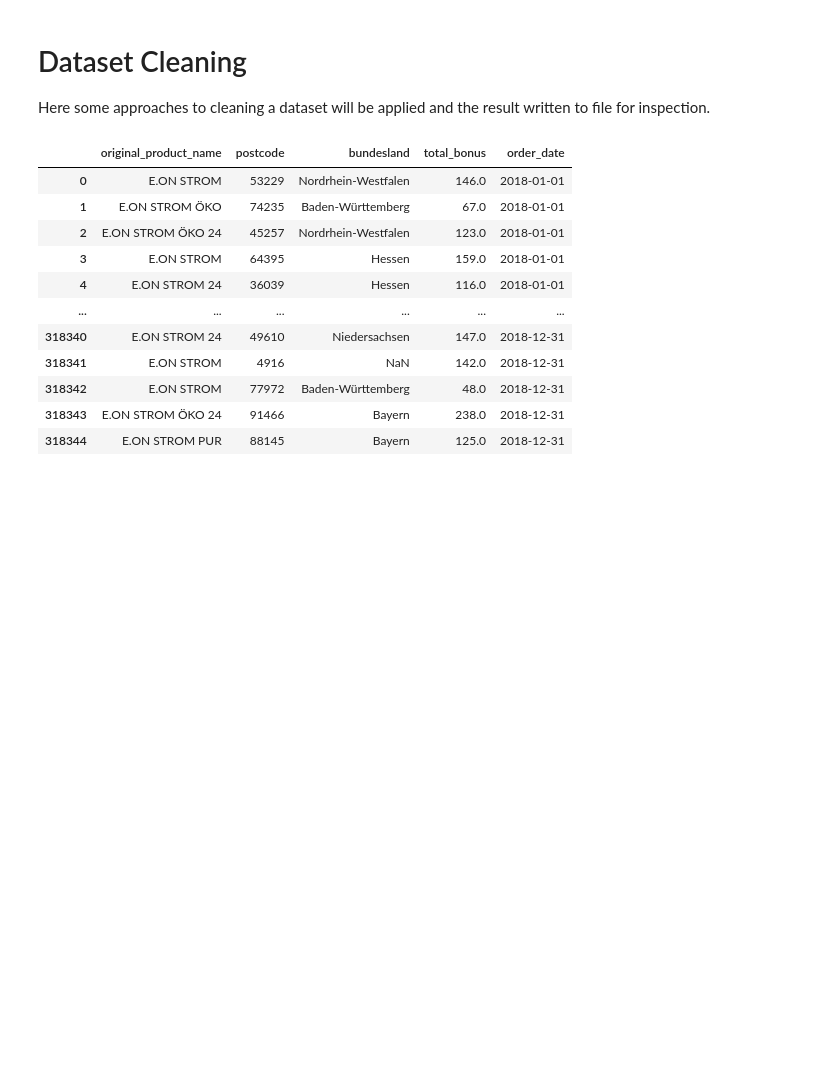
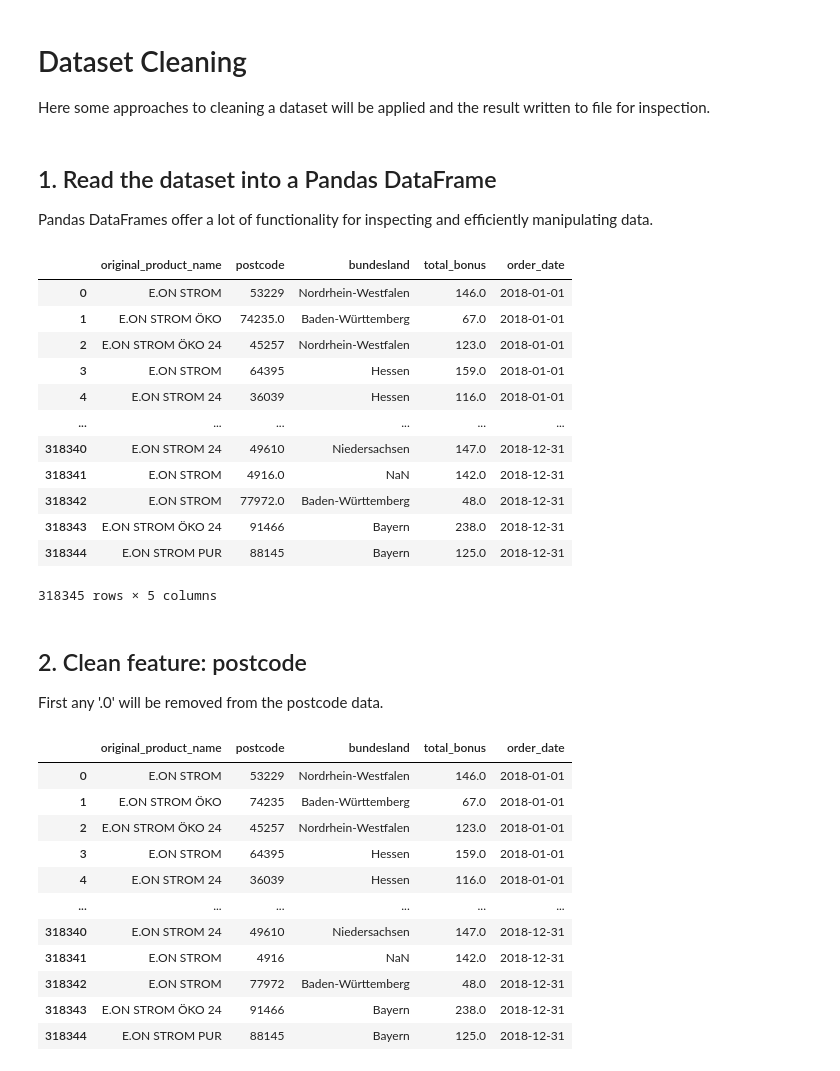
Before and after one commit to remuant/Data-Cleansing, a Jupyter notebook: 2_Dataset_Cleansing.ipynb, the cells around one changed output. Drawn from its saved outputs; the diff is of its cells as text; code cells hidden in the pictures; blank space fills up the shorter version.

```diff
--- a/2_Dataset_Cleansing.ipynb
+++ b/2_Dataset_Cleansing.ipynb
@@ -4,11 +4,32 @@ Here some approaches to cleaning a dataset will be applied and the result writte
 # %%
 import pandas as pd
 import numpy as np
+# %% [markdown]
+## 1. Read the dataset into a Pandas DataFrame
+Pandas DataFrames offer a lot of functionality for inspecting and efficiently manipulating data.
 # %%
 raw_data = "./dataset/interview_signup.csv"
 #Note: A converter is necessary when reading in the postcode data in order to ensure
 #      that any leading zeroes are preserved.
 df = pd.read_csv(raw_data, converters={'postcode': lambda x: str(x)})
+df
+# %% [output]
+|  | original_product_name | postcode | bundesland | total_bonus | order_date |
+| 0 | E.ON STROM | 53229 | Nordrhein-Westfalen | 146.0 | 2018-01-01 |
+| 1 | E.ON STROM ÖKO | 74235.0 | Baden-Württemberg | 67.0 | 2018-01-01 |
+| 2 | E.ON STROM ÖKO 24 | 45257 | Nordrhein-Westfalen | 123.0 | 2018-01-01 |
+| 3 | E.ON STROM | 64395 | Hessen | 159.0 | 2018-01-01 |
+| 4 | E.ON STROM 24 | 36039 | Hessen | 116.0 | 2018-01-01 |
+| ... | ... | ... | ... | ... | ... |
+| 318340 | E.ON STROM 24 | 49610 | Niedersachsen | 147.0 | 2018-12-31 |
+| 318341 | E.ON STROM | 4916.0 | NaN | 142.0 | 2018-12-31 |
+| 318342 | E.ON STROM | 77972.0 | Baden-Württemberg | 48.0 | 2018-12-31 |
+| 318343 | E.ON STROM ÖKO 24 | 91466 | Bayern | 238.0 | 2018-12-31 |
+| 318344 | E.ON STROM PUR | 88145 | Bayern | 125.0 | 2018-12-31 |
+318345 rows × 5 columns
+# %% [markdown]
+## 2. Clean feature: postcode
+First any '.0' will be removed from the postcode data.
 # %%
 df['postcode'] = df['postcode'].astype(str).replace('\.0', '', regex=True)
 df
```
Also changed, not shown: parts of 31 cells of this notebook, 8 other files.
